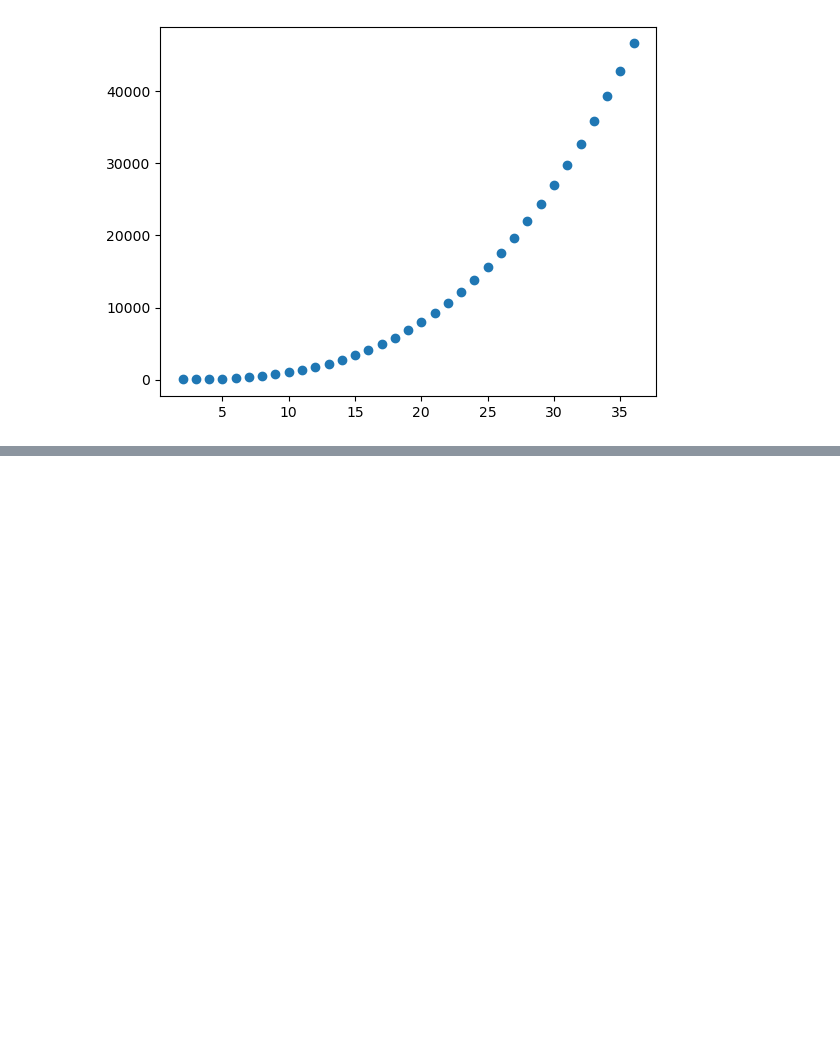
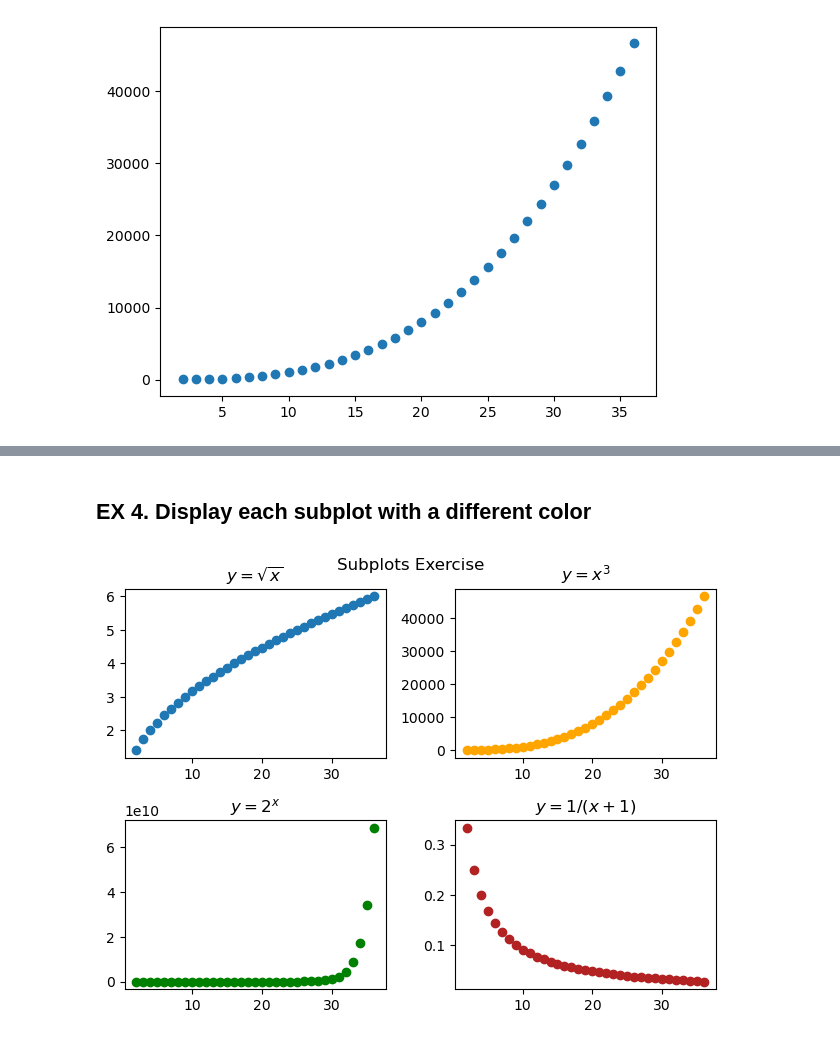
Before and after one commit to RichardAlcabes22/codeup_review, a Jupyter notebook: 3-data_science_libraries/05_matplotlib.ipynb, the cells around one changed output, grey strips where cells are left out. Saved outputs shown, nothing was run; the diff lists cells and outputs as text; code cells hidden in the pictures; blank space fills up the shorter version.

```diff
--- a/3-data_science_libraries/05_matplotlib.ipynb
+++ b/3-data_science_libraries/05_matplotlib.ipynb
@@ -112,0 +175,25 @@ plt.show()
+# %% [markdown]
+## EX 4. Display each subplot with a different color
+# %%
+plt.subplot(221)
+plt.scatter(x_series,y_1_series)
+plt.title('$y = \sqrt{x}$')
+
+plt.subplot(222)
+plt.scatter(x_series,y_2_series,c='orange')
+plt.title('$y = x^3$')
+
+plt.subplot(223)
+plt.scatter(x_series,y_3_series,c='green')
+plt.title('$y = 2^x$')
+
+plt.subplot(224)
+plt.scatter(x_series,y_4_series,c='firebrick')
+plt.title('$y = 1/(x+1)$')
+
+plt.tight_layout()
+plt.savefig('fig1')
+plt.suptitle('Subplots Exercise')
+plt.show()
+# %% [output]
+[figure, added]
```
Also changed, not shown: parts of 9 cells of this notebook, 2 other files.
